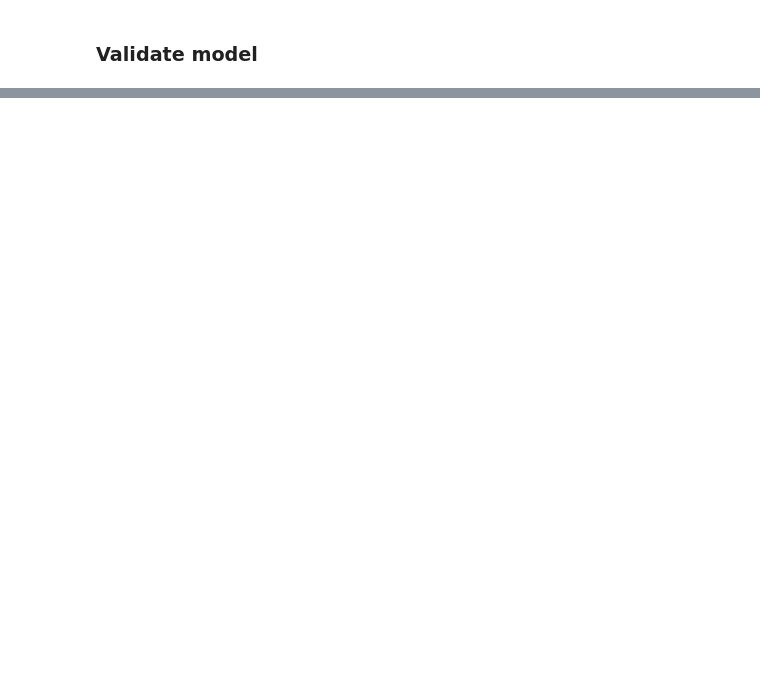
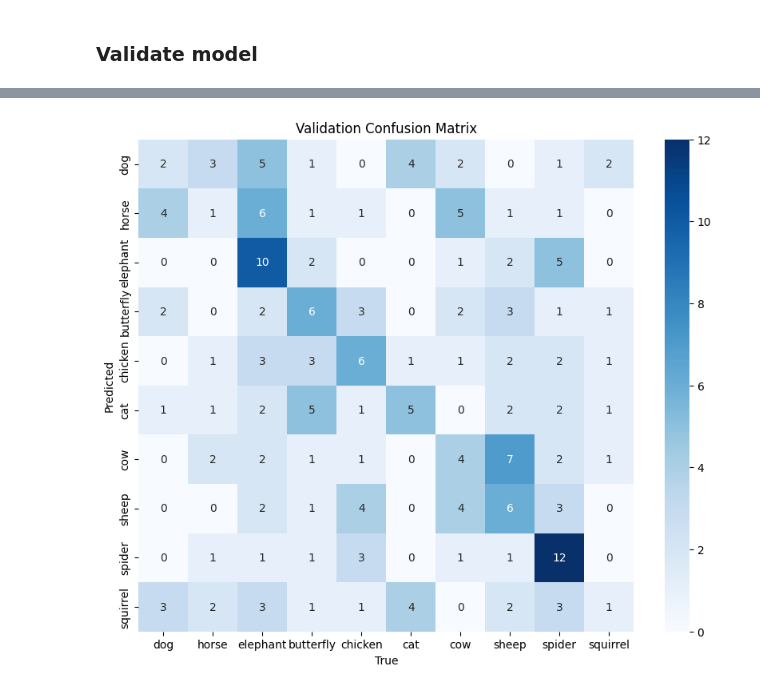
Before and after one commit to Sasso0101/Uni, a Jupyter notebook: Vision and recognition/Classification_MLP.ipynb, the cells around one changed output, grey strips where cells are left out. Cells and saved outputs as stored; diff of their text form; code cells hidden in the pictures; blank space fills up the shorter version.

```diff
--- a/Vision and recognition/Classification_MLP.ipynb
+++ b/Vision and recognition/Classification_MLP.ipynb
@@ -364,0 +393,32 @@ plt.show()
+# %%
+# Get validation data
+val_loader = datamodule.val_dataloader()
+ground_truth_val = []
+predictions_val = []
+
+# Collect predictions and ground truth
+model.eval()
+with torch.no_grad():
+  for batch in val_loader:
+    images, labels = batch
+    outputs = model(images)
+    _, preds = torch.max(outputs, 1)
+    ground_truth_val.append(labels)
+    predictions_val.append(preds)
+
+# Flatten the ground truth and predictions
+ground_truth_val_flat = torch.cat(ground_truth_val).cpu().numpy()
+predictions_val_flat = torch.cat(predictions_val).cpu().numpy()
+
+# Compute the confusion matrix
+cm_val = confusion_matrix(ground_truth_val_flat, predictions_val_flat)
+
+# Plot the confusion matrix
+plt.figure(figsize=(10, 8))
+sns.heatmap(cm_val, annot=True, fmt='d', xticklabels=animal_names, yticklabels=animal_names, cmap='Blues')
+plt.xlabel('True')
+plt.ylabel('Predicted')
+plt.title('Validation Confusion Matrix')
+plt.show()
+# %% [output]
+[figure, added]
```
Also changed, not shown: parts of 15 cells of this notebook, 1 other file.
